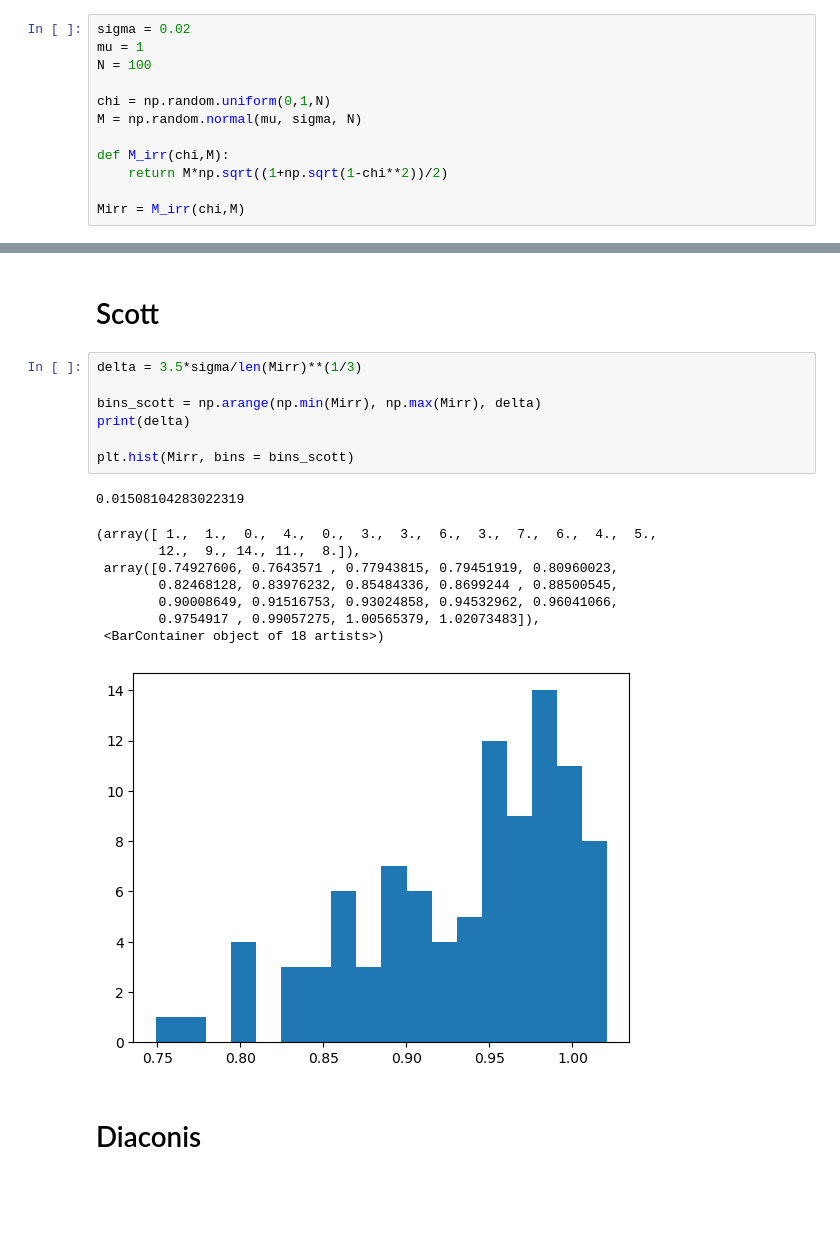
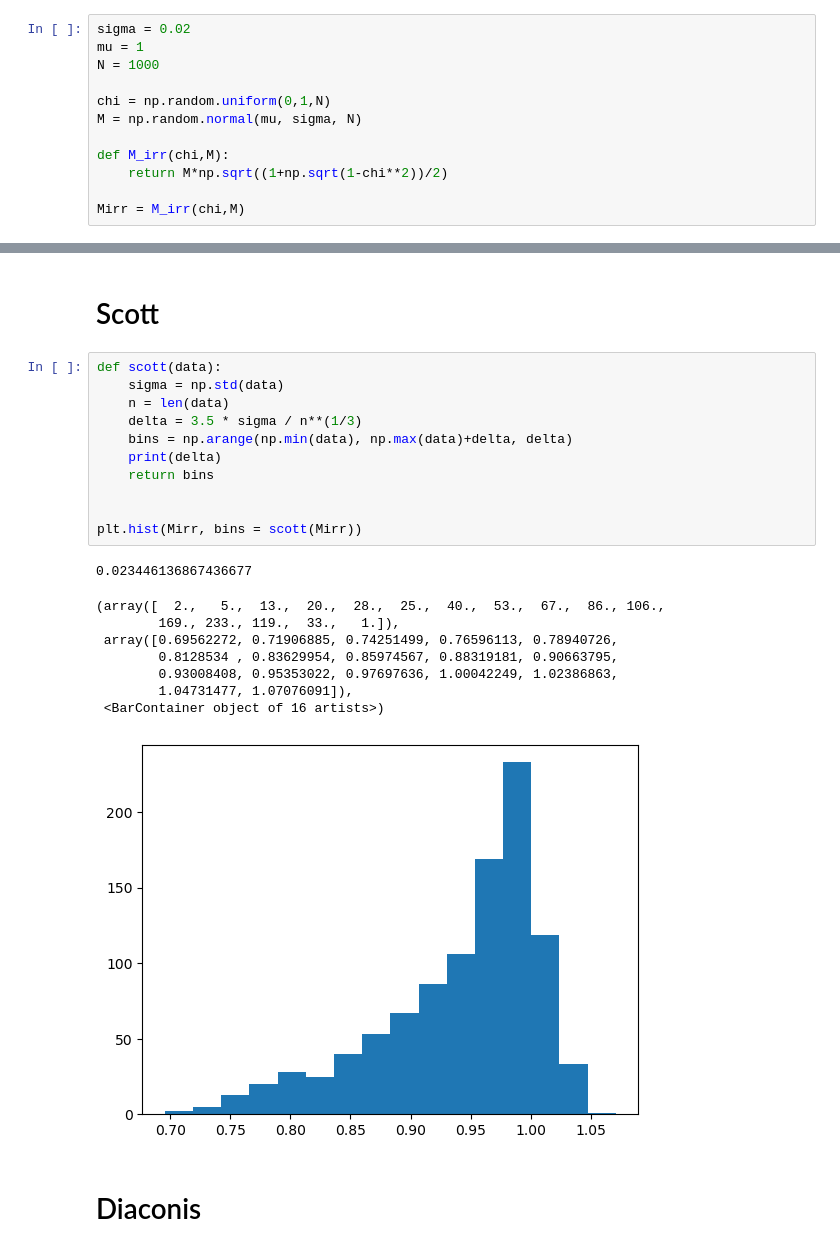
Before and after one commit to lsabatino03/astrostatistics_bicocca_2026, a Jupyter notebook: working/L07_BH.ipynb, the cells around one changed output, grey strips where cells are left out. Drawn from its saved outputs; the diff is of its cells as text; blank space fills up the shorter version.

```diff
--- a/working/L07_BH.ipynb
+++ b/working/L07_BH.ipynb
@@ -10,7 +10,7 @@ from astroML import stats as astroMLstats
 # %%
 sigma = 0.02
 mu = 1
-N = 100
+N = 1000
 
 chi = np.random.uniform(0,1,N)
 M = np.random.normal(mu, sigma, N)
@@ -31,22 +31,26 @@ plt.hist(Mirr)
 # %% [markdown]
 # Scott
 # %%
-delta = 3.5*sigma/len(Mirr)**(1/3)
+def scott(data):
+    sigma = np.std(data)
+    n = len(data)
+    delta = 3.5 * sigma / n**(1/3)
+    bins = np.arange(np.min(data), np.max(data)+delta, delta)
+    print(delta)
+    return bins
 
-bins_scott = np.arange(np.min(Mirr), np.max(Mirr), delta)
-print(delta)
 
-plt.hist(Mirr, bins = bins_scott)
+plt.hist(Mirr, bins = scott(Mirr))
 # %% [output]
-0.01508104283022319
+0.023446136867436677
-(array([ 1.,  1.,  0.,  4.,  0.,  3.,  3.,  6.,  3.,  7.,  6.,  4.,  5.,
-        12.,  9., 14., 11.,  8.]),
- array([0.74927606, 0.7643571 , 0.77943815, 0.79451919, 0.80960023,
-        0.82468128, 0.83976232, 0.85484336, 0.8699244 , 0.88500545,
-        0.90008649, 0.91516753, 0.93024858, 0.94532962, 0.96041066,
-        0.9754917 , 0.99057275, 1.00565379, 1.02073483]),
- <BarContainer object of 18 artists>)
+(array([  2.,   5.,  13.,  20.,  28.,  25.,  40.,  53.,  67.,  86., 106.,
+        169., 233., 119.,  33.,   1.]),
+ array([0.69562272, 0.71906885, 0.74251499, 0.76596113, 0.78940726,
+        0.8128534 , 0.83629954, 0.85974567, 0.88319181, 0.90663795,
+        0.93008408, 0.95353022, 0.97697636, 1.00042249, 1.02386863,
+        1.04731477, 1.07076091]),
+ <BarContainer object of 16 artists>)
-[figure, old version]
+[figure, new version]
 # %% [markdown]
 # Diaconis
 # %%
```
Also changed, not shown: parts of 9 cells of this notebook.
